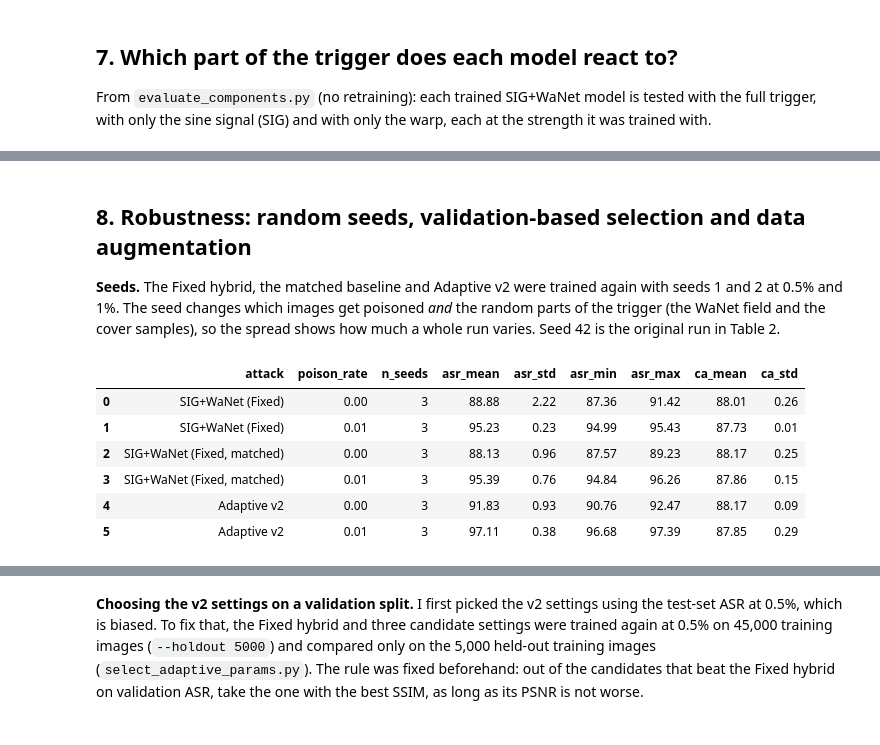
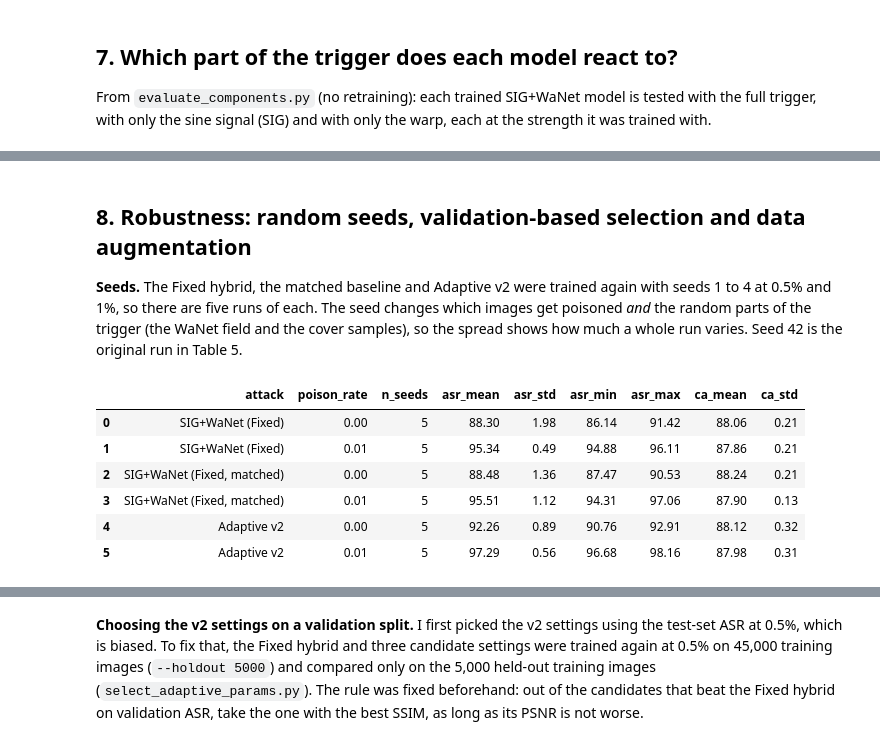
Before and after one commit to KiongLu/FYP_Neural_Network_Backdoor_Attacks, a Jupyter notebook: notebooks/result_visualization.ipynb, the cells around one changed output, grey strips where cells are left out. Drawn from its saved outputs; the diff is of its cells as text; code cells hidden in the pictures.

```diff
--- a/notebooks/result_visualization.ipynb
+++ b/notebooks/result_visualization.ipynb
@@ -107,9 +118,9 @@ groups = {"Single attacks": ["Blend", "SIG (clean-label)", "SIG (dirty-label)",
           "Fixed vs. Adaptive SIG+WaNet": ["SIG+WaNet (Fixed)", "SIG+WaNet (Fixed, matched)", "Adaptive v1", "Adaptive v2"]}
 fig, axes = plt.subplots(1, 3, figsize=(10, 3.5), sharey=True)
 for ax, (title, names) in zip(axes, groups.items()):
-    for n in names:
+    for k, n in enumerate(names):
         sub = df[df.attack == n].sort_values("poison_rate")
-        ax.plot(range(3), sub.asr, marker="o", color=COLORS[n], label=n, lw=2)
+        ax.plot(range(3), sub.asr, marker=MARKERS[n], ms=7, ls=LINESTYLES[k], color=COLORS[n], label=n, lw=2)
     ax.set_xticks(range(3)); ax.set_xticklabels(RATE_LABELS); ax.set_xlabel("poisoning rate")
     ax.set_title(title); ax.grid(alpha=0.3); ax.legend(fontsize=8.5, loc="lower right")
 axes[0].set_ylabel("ASR (%)"); axes[0].set_ylim(0, 103)
@@ -149,7 +164,7 @@ for ax, (rate, metric, label) in zip(axes, [(0.005, "ssim", "SSIM"), (0.01, "ssi
     sub = df[(df.poison_rate == rate) & df.attack.isin(plot_names)]
     for _, r in sub.iterrows():
         big = r.attack.startswith("Adaptive") or "Fixed" in r.attack
-        ax.scatter(r[metric], r.asr, s=110 if big else 55, color=COLORS[r.attack],
+        ax.scatter(r[metric], r.asr, s=110 if big else 55, color=COLORS[r.attack], marker=MARKERS[r.attack],
                    edgecolor="k" if big else "none", zorder=3, label=r.attack if big else None)
         if not big:   # the four SIG+WaNet variants are too close together for labels, so the legend names them
             ax.annotate(r.attack, (r[metric], r.asr), fontsize=8,
@@ -177,7 +194,8 @@ w = 0.2
 offset = lambda k: (k - (len(names) - 1) / 2) * w
 for k, n in enumerate(names):
     vals = sub[sub.attack == n].sort_values("poison_rate").asr.values
-    bars = axes[0].bar(np.arange(3) + offset(k), vals, w, color=COLORS[n], label=n)
+    bars = axes[0].bar(np.arange(3) + offset(k), vals, w, color=COLORS[n], label=n,
+                       hatch=HATCHES[n], edgecolor="k", lw=0.5)
     axes[0].bar_label(bars, fmt="%.1f", fontsize=7.5, rotation=90, padding=2)
 axes[0].set_xticks(range(3)); axes[0].set_xticklabels(RATE_LABELS); axes[0].set_ylim(max(0, 5 * (sub.asr.min() // 5) - 5), 105.5)
 axes[0].set_ylabel("ASR (%)"); axes[0].set_title("Attack success rate")
@@ -187,7 +205,8 @@ one = sub[sub.poison_rate == 0.01].set_index("attack")
 ref = one.loc["SIG+WaNet (Fixed)"]
 for k, n in enumerate(names):
     rel = [(ref[m] / one.loc[n, m]) if inv else (one.loc[n, m] / ref[m]) for m, _, inv in metrics]
-    bars = axes[1].bar(np.arange(len(metrics)) + offset(k), rel, w, color=COLORS[n], label=n)
+    bars = axes[1].bar(np.arange(len(metrics)) + offset(k), rel, w, color=COLORS[n], label=n,
+                       hatch=HATCHES[n], edgecolor="k", lw=0.5)
     axes[1].bar_label(bars, fmt="%.2f", fontsize=7.5, rotation=90, padding=2)
 axes[1].axhline(1, color="k", lw=0.8)
 axes[1].set_xticks(range(len(metrics))); axes[1].set_xticklabels([f"{l}" + (" (inv.)" if inv else "") for _, l, inv in metrics])
@@ -215,10 +235,9 @@ moves strength from the warp to the signal.
 names = ["Adaptive v1", "Adaptive freq-only (v1 settings)", "Adaptive spatial-only (v1 settings)",
          "SIG+WaNet (Fixed)", "Adaptive v2"]
 fig, ax = plt.subplots(figsize=(6.5, 3.6))
-for n in names:
+for k, n in enumerate(names):
     s = df[df.attack == n].sort_values("poison_rate")
-    ax.plot(range(3), s.asr, marker="o", lw=2, color=COLORS[n], label=n,
-            ls="--" if n in ("SIG+WaNet (Fixed)", "Adaptive v2") else "-")
+    ax.plot(range(3), s.asr, marker=MARKERS[n], ms=7, lw=2, color=COLORS[n], label=n, ls=LINESTYLES[k])
 ax.set_xticks(range(3)); ax.set_xticklabels(RATE_LABELS); ax.set_xlabel("poisoning rate"); ax.set_ylabel("ASR (%)")
 ax.set_title("Adaptive ablation: which component drives ASR?"); ax.grid(alpha=0.3); ax.legend(fontsize=8.5)
 plt.tight_layout(); plt.savefig(f"{FIG_DIR}/adaptive_ablation.png", bbox_inches="tight"); plt.show()
@@ -323,37 +346,37 @@ comp.assign(**{c: (100 * comp[c]).round(2) for c in ["asr_full", "asr_sig_only",
 # %% [markdown]
 ## 8. Robustness: random seeds, validation-based selection and data augmentation
 
-**Seeds.** The Fixed hybrid, the matched baseline and Adaptive v2 were trained again with seeds 1 and 2
-at 0.5% and 1%. The seed changes which images get poisoned *and* the random parts of the trigger (the
+**Seeds.** The Fixed hybrid, the matched baseline and Adaptive v2 were trained again with seeds 1 to 4
+at 0.5% and 1%, so there are five runs of each. The seed changes which images get poisoned *and* the random parts of the trigger (the
 WaNet field and the cover samples), so the spread shows how much a whole run varies. Seed 42 is the
-original run in Table 2.
+original run in Table 5.
 # %%
 SEED_ATTACKS = {"sig_wanet": "SIG+WaNet (Fixed)", "sig_wanet_matched": "SIG+WaNet (Fixed, matched)",
                 "adaptive_hybrid": "Adaptive v2"}
 last = raw.groupby(["attack", "poison_rate"]).tail(1).set_index(["attack", "poison_rate"])
 rows = []
 for key, name in SEED_ATTACKS.items():
     for rate in (0.005, 0.01):
-        for seed, suffix in ((42, ""), (1, "_s1"), (2, "_s2")):
+        for seed, suffix in ((42, ""), (1, "_s1"), (2, "_s2"), (3, "_s3"), (4, "_s4")):
             if (key + suffix, rate) in last.index:
                 r = last.loc[(key + suffix, rate)]
                 rows.append({"attack": name, "poison_rate": rate, "seed": seed,
                              "clean_acc": 100 * r.clean_acc, "asr": 100 * r.asr, "ssim": r.ssim, "psnr": r.psnr})
 seeds = pd.DataFrame(rows)
 seeds.to_csv("results/seed_results.csv", index=False)
 seed_summary = (seeds.groupby(["attack", "poison_rate"], sort=False)
                 .agg(n_seeds=("asr", "size"), asr_mean=("asr", "mean"), asr_std=("asr", "std"),
                      asr_min=("asr", "min"), asr_max=("asr", "max"), ca_mean=("clean_acc", "mean"),
                      ca_std=("clean_acc", "std")).reset_index())
 seed_summary.round(2)
 # %% [output]
 |  | attack | poison_rate | n_seeds | asr_mean | asr_std | asr_min | asr_max | ca_mean | ca_std |
-| 0 | SIG+WaNet (Fixed) | 0.00 | 3 | 88.88 | 2.22 | 87.36 | 91.42 | 88.01 | 0.26 |
-| 1 | SIG+WaNet (Fixed) | 0.01 | 3 | 95.23 | 0.23 | 94.99 | 95.43 | 87.73 | 0.01 |
-| 2 | SIG+WaNet (Fixed, matched) | 0.00 | 3 | 88.13 | 0.96 | 87.57 | 89.23 | 88.17 | 0.25 |
-| 3 | SIG+WaNet (Fixed, matched) | 0.01 | 3 | 95.39 | 0.76 | 94.84 | 96.26 | 87.86 | 0.15 |
-| 4 | Adaptive v2 | 0.00 | 3 | 91.83 | 0.93 | 90.76 | 92.47 | 88.17 | 0.09 |
-| 5 | Adaptive v2 | 0.01 | 3 | 97.11 | 0.38 | 96.68 | 97.39 | 87.85 | 0.29 |
+| 0 | SIG+WaNet (Fixed) | 0.00 | 5 | 88.30 | 1.98 | 86.14 | 91.42 | 88.06 | 0.21 |
+| 1 | SIG+WaNet (Fixed) | 0.01 | 5 | 95.34 | 0.49 | 94.88 | 96.11 | 87.86 | 0.21 |
+| 2 | SIG+WaNet (Fixed, matched) | 0.00 | 5 | 88.48 | 1.36 | 87.47 | 90.53 | 88.24 | 0.21 |
+| 3 | SIG+WaNet (Fixed, matched) | 0.01 | 5 | 95.51 | 1.12 | 94.31 | 97.06 | 87.90 | 0.13 |
+| 4 | Adaptive v2 | 0.00 | 5 | 92.26 | 0.89 | 90.76 | 92.91 | 88.12 | 0.32 |
+| 5 | Adaptive v2 | 0.01 | 5 | 97.29 | 0.56 | 96.68 | 98.16 | 87.98 | 0.31 |
 # %%
 fig, axes = plt.subplots(1, 2, figsize=(9, 3.4), sharey=False)
 for ax, rate in zip(axes, (0.005, 0.01)):
```
Also changed, not shown: parts of 19 cells of this notebook, 59 other files.
